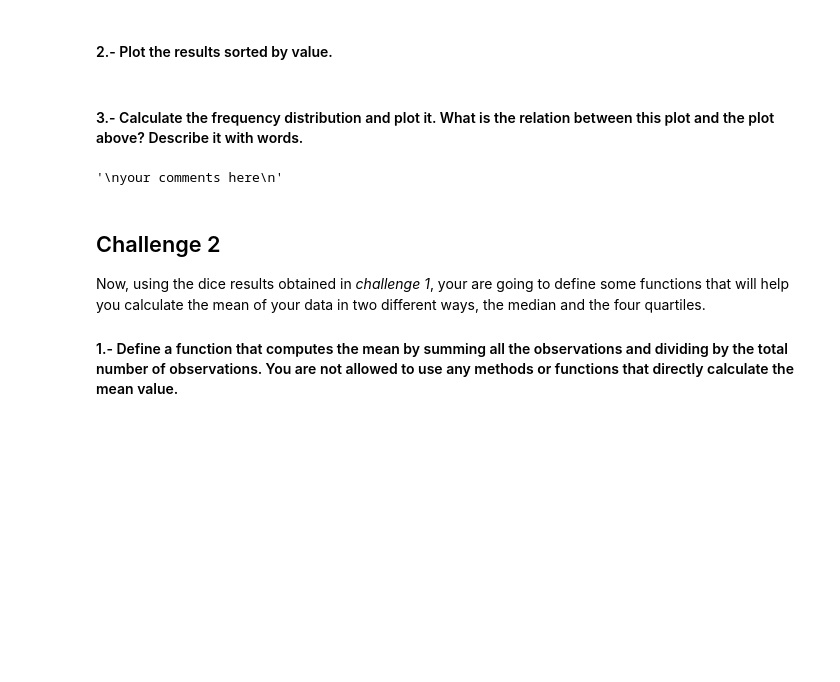
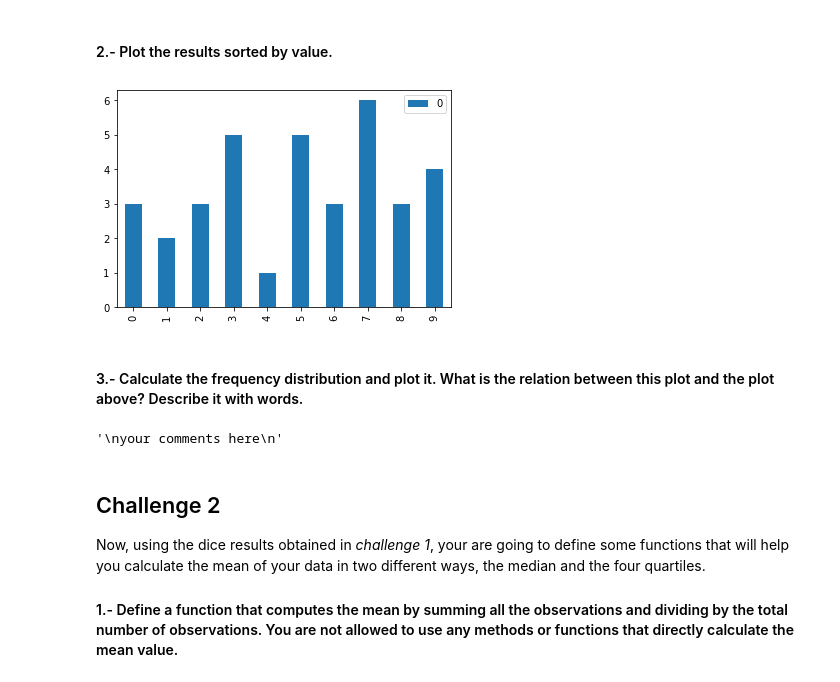
Before and after one commit to ta-data-lis/Descriptive-Stats, a Jupyter notebook: your-code/main.ipynb, the cells around one changed output. Drawn from its saved outputs; the diff is of its cells as text; code cells hidden in the pictures; blank space fills up the shorter version.

```diff
--- a/your-code/main.ipynb
+++ b/your-code/main.ipynb
@@ -41,6 +42,11 @@ dice
 #### 2.- Plot the results sorted by value.
 # %%
 # your code here
+
+dice.plot(kind='bar')
+plt.show()
+# %% [output]
+[figure, added]
 # %% [markdown]
 #### 3.- Calculate the frequency distribution and plot it. What is the relation between this plot and the plot above? Describe it with words.
 # %%
```
Also changed, not shown: parts of 2 cells of this notebook.
